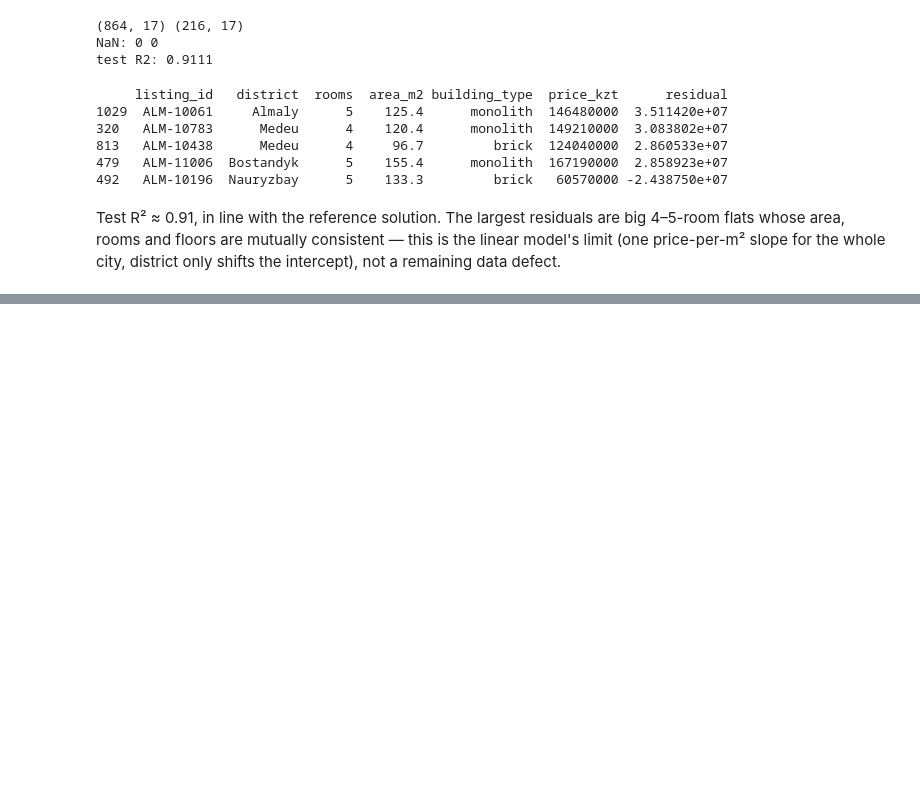
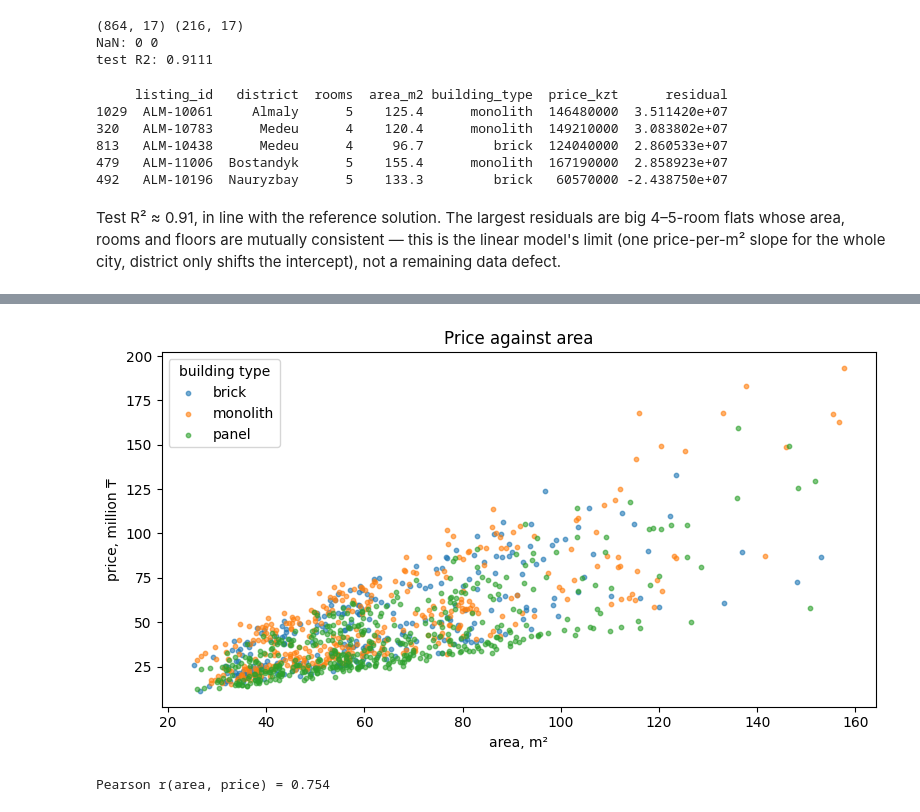
Before and after one commit to Uni-courses-CSS3004-ENG-1/Imamsidikov_ML_task1, a Jupyter notebook: task1_data_preprocessing.ipynb, the cells around one changed output, grey strips where cells are left out. Cells and saved outputs as stored; diff of their text form; code cells hidden in the pictures; blank space fills up the shorter version.

```diff
--- a/task1_data_preprocessing.ipynb
+++ b/task1_data_preprocessing.ipynb
@@ -763,0 +786,11 @@ not a remaining data defect.
+# %%
+fig, ax = plt.subplots(figsize=(8, 4.5))
+for bt, grp in df.groupby("building_type"):
+    ax.scatter(grp["area_m2"], grp["price_kzt"] / 1e6, s=10, alpha=0.6, label=bt)
+ax.set_xlabel("area, m²"); ax.set_ylabel("price, million ₸"); ax.set_title("Price against area"); ax.legend(title="building type")
+plt.tight_layout(); plt.show()
+corr = df["area_m2"].corr(df["price_kzt"])
+print(f"Pearson r(area, price) = {corr:.3f}")
+# %% [output]
+[figure, added]
+Pearson r(area, price) = 0.754
```
Also changed, not shown: parts of 6 cells of this notebook.
